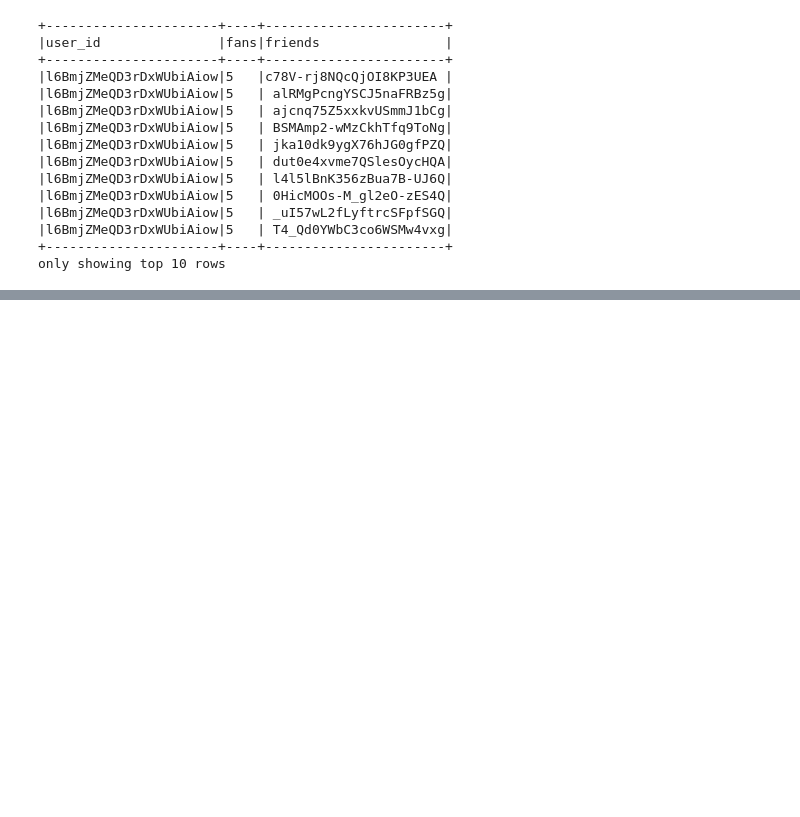
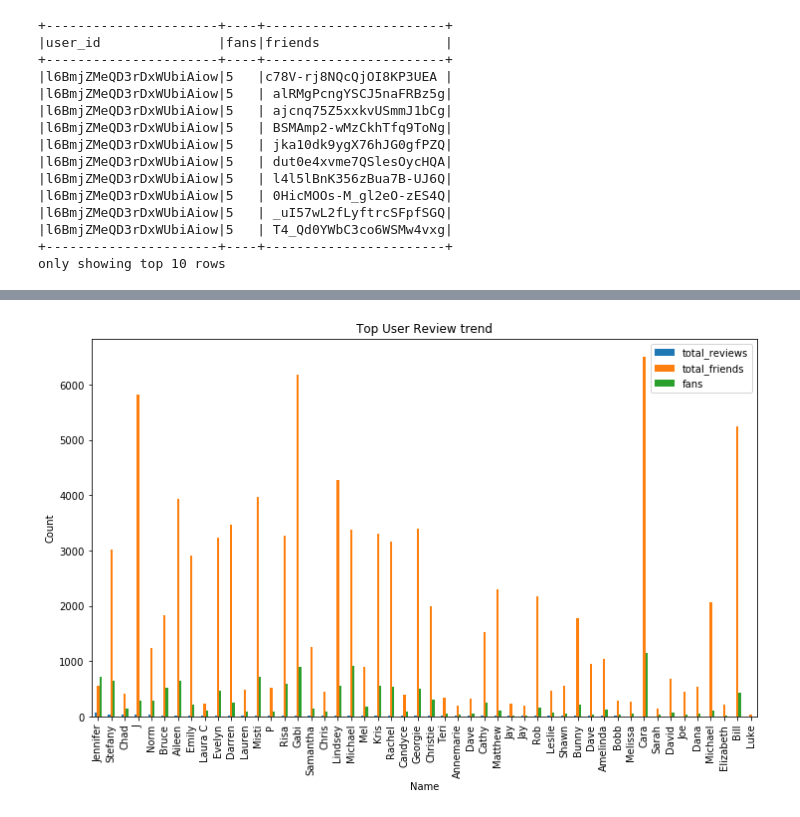
Before and after one commit to shwethajog/yelpJsonDataAnalyse, a Jupyter notebook: src/spark_instance.ipynb, the cells around one changed output, grey strips where cells are left out. Saved outputs shown, nothing was run; the diff lists cells and outputs as text; code cells hidden in the pictures; blank space fills up the shorter version.

```diff
--- a/src/spark_instance.ipynb
+++ b/src/spark_instance.ipynb
@@ -485,7 +490,14 @@ order by total_reviews desc""")()
 # %%
-axes = user_reviews.plot(x="name", y=["total_reviews", "fans", "fans"],
+user_reviews = sqlContext.sql("""select u.name as user_name, total_reviews, fans, friends, size(split(friends, ',')) as total_friends
+from users u
+join (select user_id, count(*) as total_reviews from reviews group by user_id)r
+on u.user_id = r.user_id
+order by total_reviews desc limit 50""").toPandas()
+axes = user_reviews.plot(x="user_name", y=["total_reviews", "total_friends", "fans"],
                            kind="bar",figsize=(12, 7))
 plt.xlabel('Name', axes=axes)
 plt.ylabel('Count', axes=axes)
-plt.title('Top User Review trend'.format(business_name), axes=axes)
+plt.title('Top User Review trend', axes=axes)
 plt.show()
+# %% [output]
+[figure, added]
```
Also changed, not shown: parts of 3 cells of this notebook.
